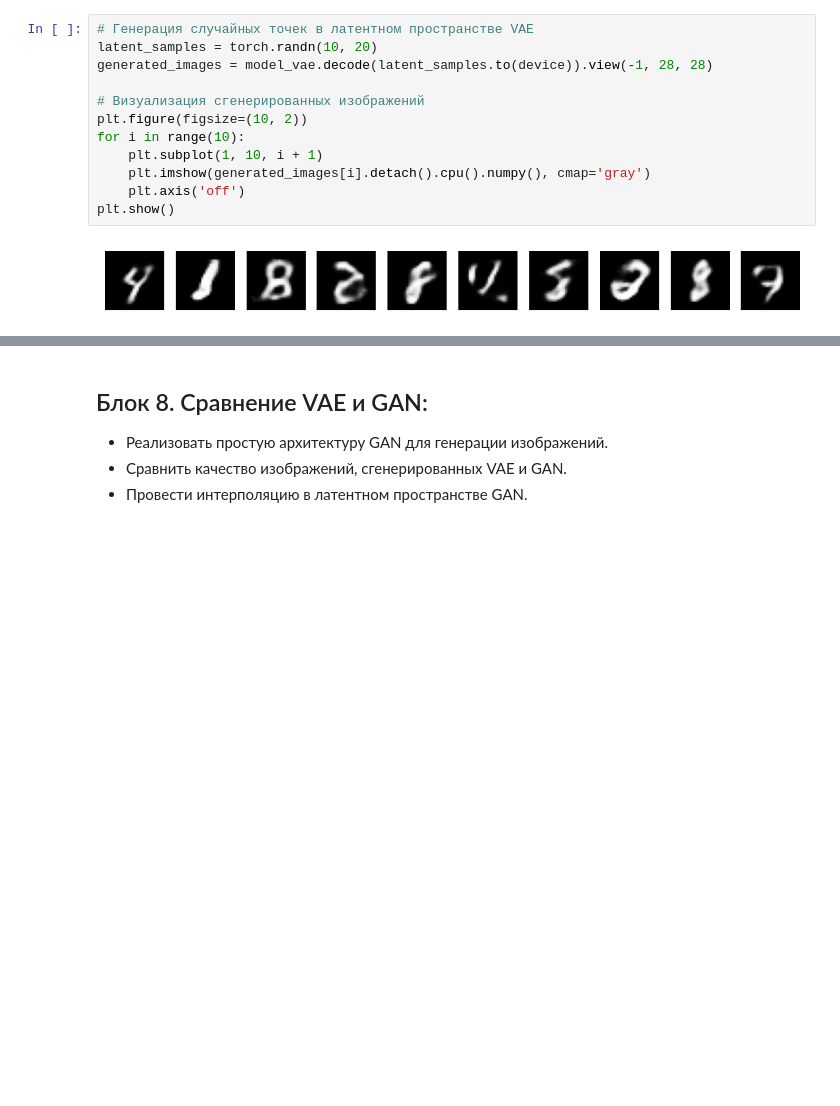
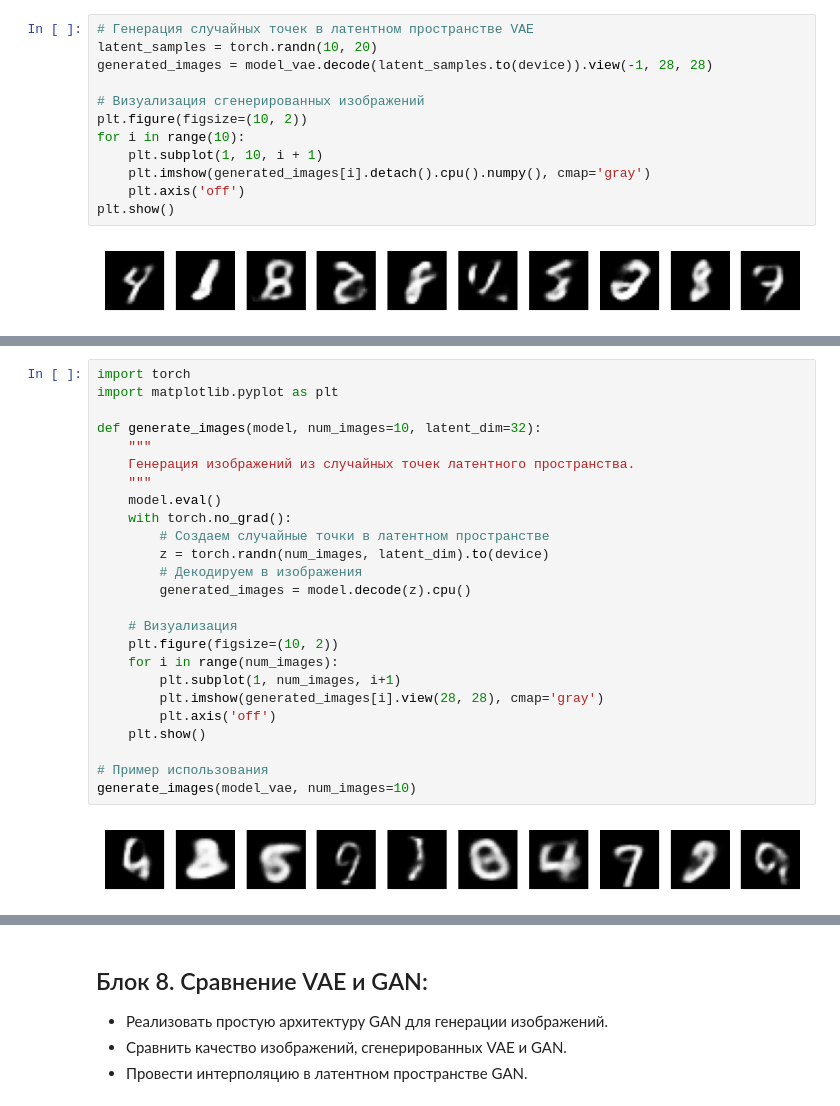
Before and after one commit to MIAJoolio/DL_labs, a Jupyter notebook: lab_4.ipynb, the cells around one changed output, grey strips where cells are left out. Saved outputs shown, nothing was run; the diff lists cells and outputs as text; blank space fills up the shorter version.

```diff
--- a/lab_4.ipynb
+++ b/lab_4.ipynb
@@ -706,0 +634,27 @@ plt.show()
+# %%
+import torch
+import matplotlib.pyplot as plt
+
+def generate_images(model, num_images=10, latent_dim=32):
+    """
+    Генерация изображений из случайных точек латентного пространства.
+    """
+    model.eval()
+    with torch.no_grad():
+        # Создаем случайные точки в латентном пространстве
+        z = torch.randn(num_images, latent_dim).to(device)
+        # Декодируем в изображения
+        generated_images = model.decode(z).cpu()
+
+    # Визуализация
+    plt.figure(figsize=(10, 2))
+    for i in range(num_images):
+        plt.subplot(1, num_images, i+1)
+        plt.imshow(generated_images[i].view(28, 28), cmap='gray')
+        plt.axis('off')
+    plt.show()
+
+# Пример использования
+generate_images(model_vae, num_images=10)
+# %% [output]
+[figure, added]
```
Also changed, not shown: parts of 14 cells of this notebook, 1 other file.
